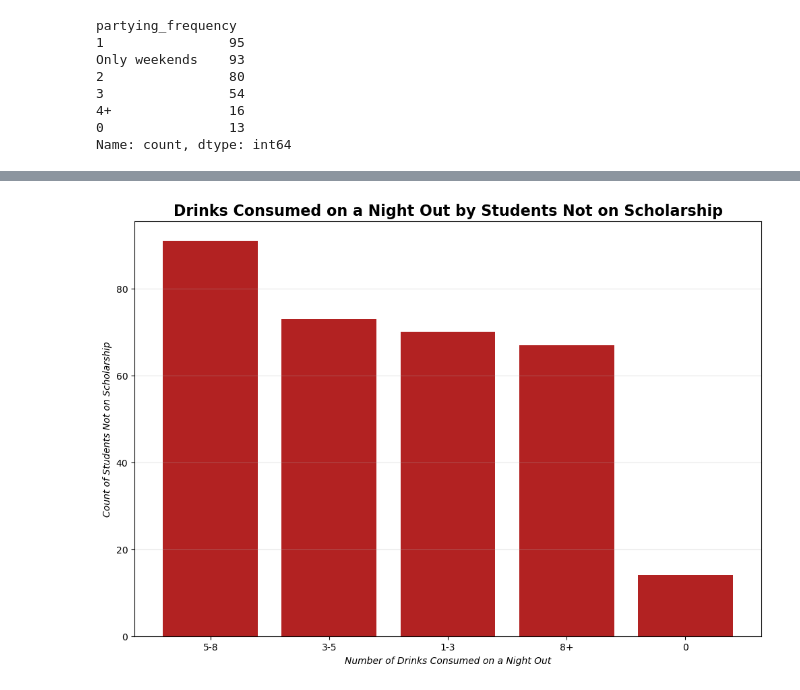
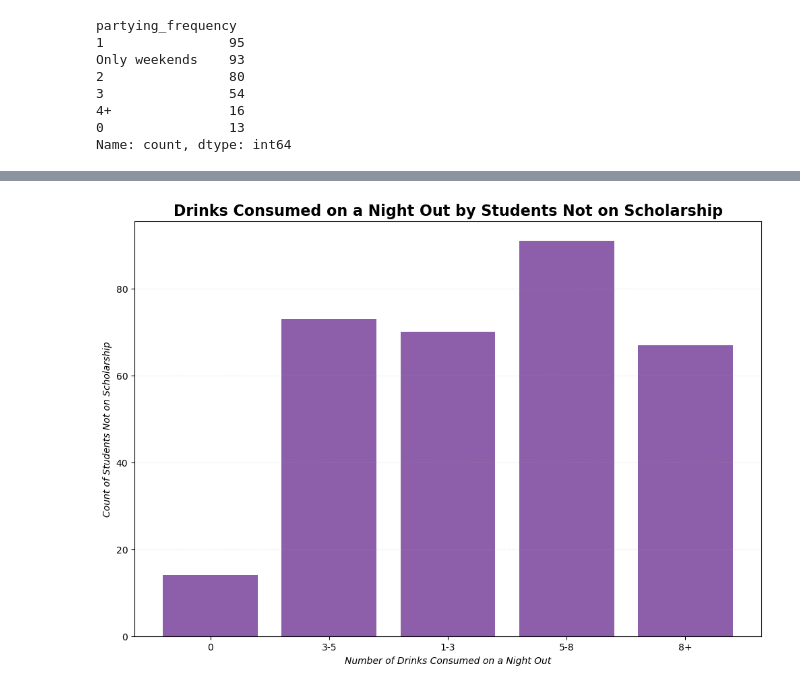
Before and after one commit to kjrebeck/project-1-group-14, a Jupyter notebook: Data Analysis/Research_Question_3.ipynb, the cells around one changed output, grey strips where cells are left out. Saved outputs shown, nothing was run; the diff lists cells and outputs as text; code cells hidden in the pictures.

```diff
--- a/Data Analysis/Research_Question_3.ipynb
+++ b/Data Analysis/Research_Question_3.ipynb
@@ -198,19 +221,26 @@ TypeError: Series.sort_values() got an unexpected keyword argument 'by'
 # %%
 # Generate a bar plot showing the average alcohol volume on nights out by students on scholarship
 plt.figure(figsize =(12,8))
 
 no_schol_drinks = df_no_schol["drinks_consumed"].value_counts()
 x = list(no_schol_drinks.index)
 y = list(no_schol_drinks.values)
 
-plt.bar(x,y, color = "firebrick")
+# Reorder the values so they present logically
+reorder = [4,1,2,0,3]
+
+x_reordered = [x[i] for i in reorder]
+y_reordered = [y[i] for i in reorder]
+
+
+plt.bar(x_reordered,y_reordered, color = "#8d5eaa")
 
 plt.xlabel("Number of Drinks Consumed on a Night Out", fontstyle = "italic")
 plt.ylabel("Count of Students Not on Scholarship", fontstyle = "italic")
 plt.title("Drinks Consumed on a Night Out by Students Not on Scholarship", fontweight = "bold", fontsize = 16)
 
-plt.grid(axis='y', alpha = .3, linestyle = '-')
+plt.grid(axis='y', alpha = .2, linestyle = '--')
 
 plt.show()
 # %% [output]
-[figure, old version]
+[figure, new version]
```
Also changed, not shown: parts of 20 cells of this notebook, 2 other files.
